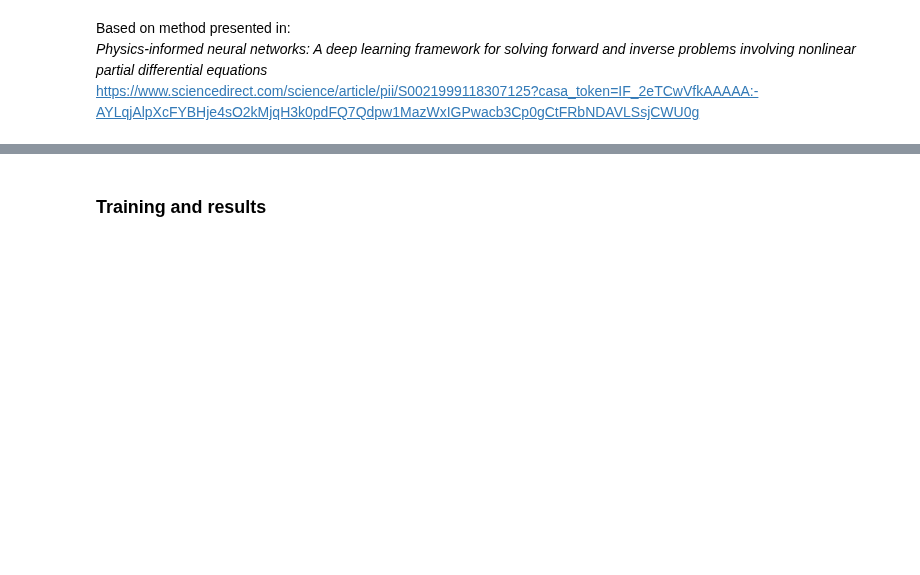
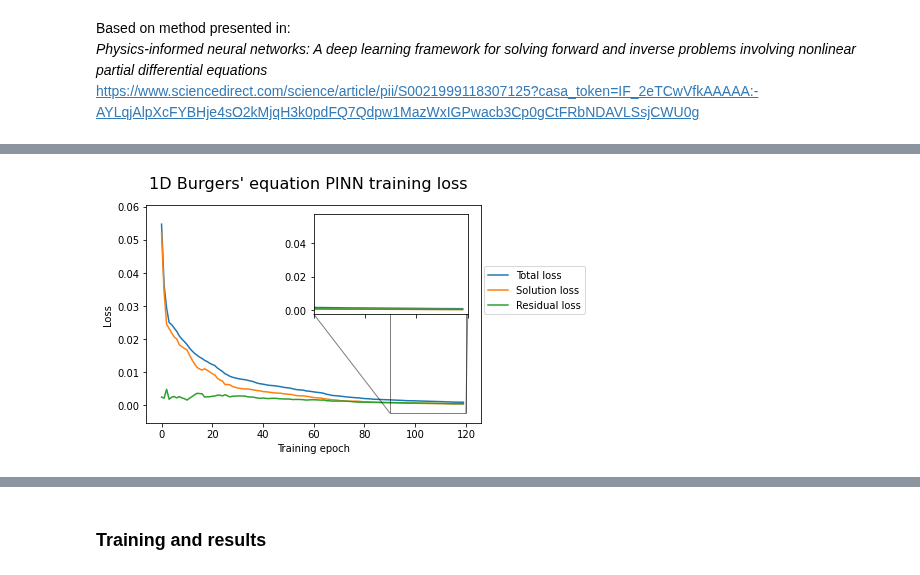
Before and after one commit to StephenTGibson/COMP527-colabNotebooks, a Jupyter notebook: COMP702-MScProject/PINN_method_for_1D_Burgers'_equation_inverse_problem.ipynb, the cells around one changed output, grey strips where cells are left out. Drawn from its saved outputs; the diff is of its cells as text; code cells hidden in the pictures; blank space fills up the shorter version.

```diff
--- a/COMP702-MScProject/PINN_method_for_1D_Burgers'_equation_inverse_problem.ipynb
+++ b/COMP702-MScProject/PINN_method_for_1D_Burgers'_equation_inverse_problem.ipynb
@@ -118,25 +245,0 @@ class NeuralNetwork(nn.Module):
-# %%
-# function to compute residual
-# input: d x 2 dimensional tensor containing d (t, x) value pairs from input domain
-# output: d x 1 dimensional tensor containing computed residual for 1D Burgers' equation
-def residual(pointsArray_tx, viscosity=(0.01/np.pi)):
-    # compute neural network solution approximations
-    u = model(pointsArray_tx)
-    # compute first derivatives of solution with respect to inputs (t, x)
-    firstDerivatives = torch.autograd.grad(u, pointsArray_tx, torch.ones_like(u), create_graph=True)[0]
-    # compute second derivatives with respect to inputs (t, x), mixed derivatives not required
-    secondDerivatives = torch.autograd.grad(firstDerivatives, pointsArray_tx, torch.ones_like(firstDerivatives), retain_graph=True)[0]
-
-    # check if input data is being passed in batches
-    if len(list(pointsArray_tx.size())) > 1:
-        # extract tensors of derivatives
-        ut = firstDerivatives[:,0]
-        ux = firstDerivatives[:,1]
-        uxx = secondDerivatives[:,1]
-    # get tensors of derivatives for sequential training mode
-    else:
-        ut = firstDerivatives[0]
-        ux = firstDerivatives[1]
-        uxx = secondDerivatives[1]
-    # compute and return residual using 1D burgers' equation
-    return ut.flatten() + u.flatten() * ux.flatten() - viscosity * uxx.flatten()
@@ -178,0 +354,14 @@ def meshPlotData(xDim, yDim):
+# %%
+# create new network and print number of trainable parameters
+model = NeuralNetwork()
+print(f'Network parameters: {sum(p.numel() for p in model.parameters())}')
+
+# number of training iterations
+epochs = 120
+
+history = model.trainingFunction(epochs, trainingArray)
+
+trainingLossPlot(history)
+
+plt.show()
+# %% [output]
@@ -178,0 +378 @@ def meshPlotData(xDim, yDim):
+[figure, added]
```
Also changed, not shown: parts of 39 cells of this notebook.
